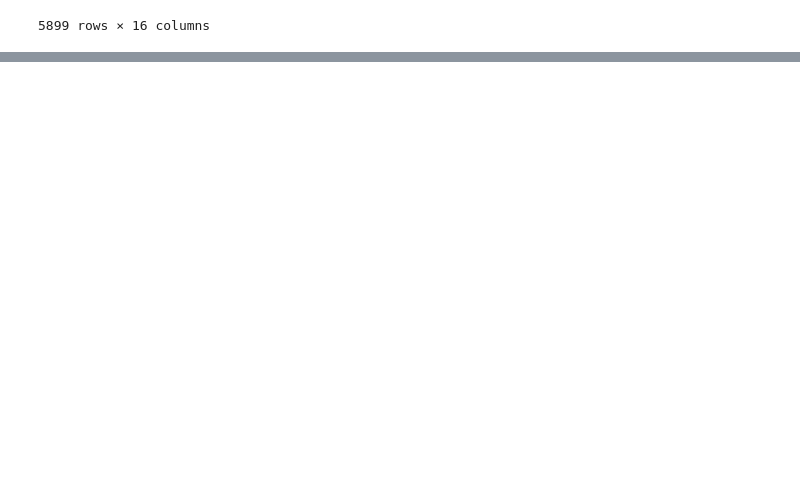
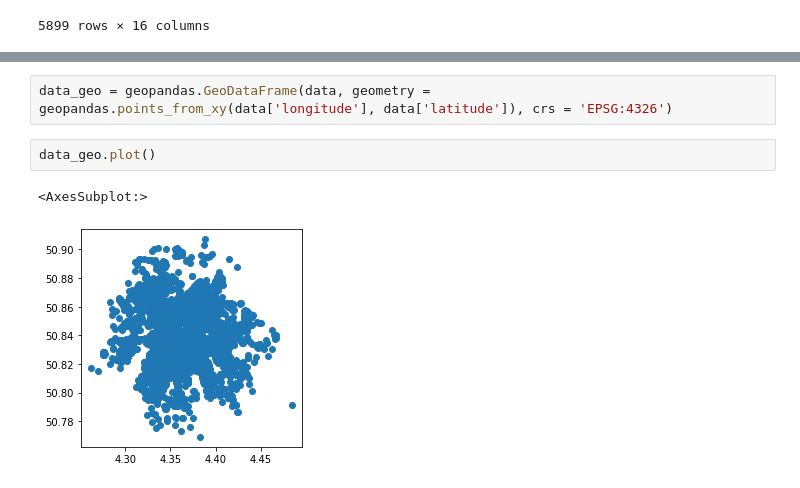
Before and after one commit to intro-to-geoprocessing/week5-lab, a Jupyter notebook: 01-airbnb-analysis.ipynb, the cells around one changed output, grey strips where cells are left out. Cells and saved outputs as stored; diff of their text form; blank space fills up the shorter version.

```diff
--- a/01-airbnb-analysis.ipynb
+++ b/01-airbnb-analysis.ipynb
@@ -62,0 +91,7 @@ data
+# %%
+data_geo = geopandas.GeoDataFrame(data, geometry = geopandas.points_from_xy(data['longitude'], data['latitude']), crs = 'EPSG:4326')
+# %%
+data_geo.plot()
+# %% [output]
+<AxesSubplot:>
+[figure, added]
```
Also changed, not shown: parts of 15 cells of this notebook, 3 other files.
